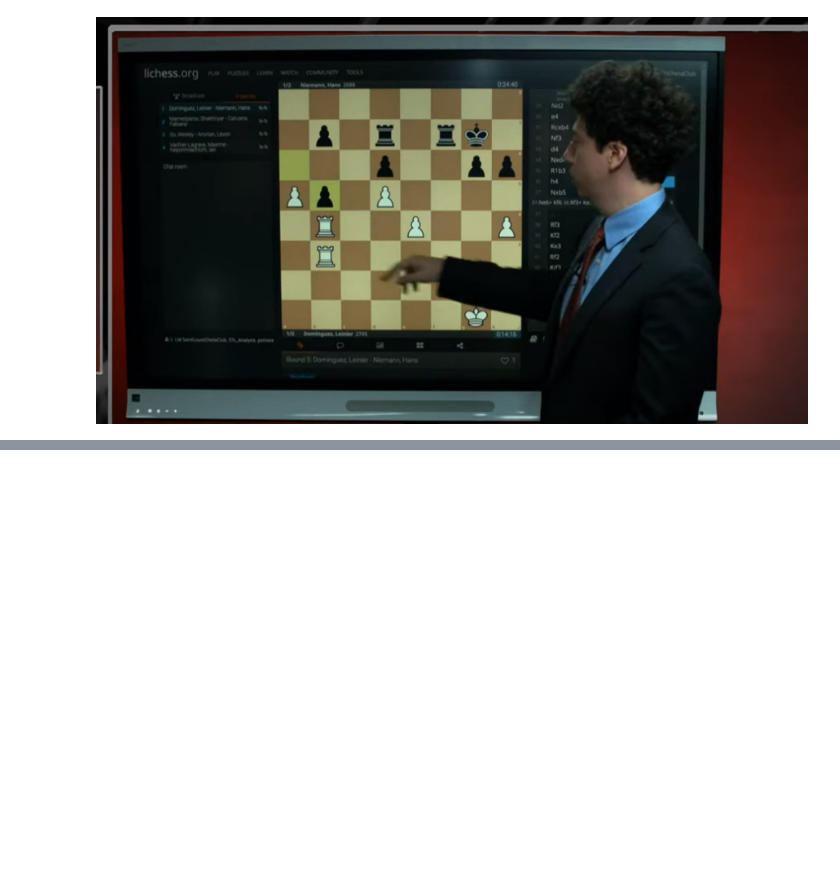
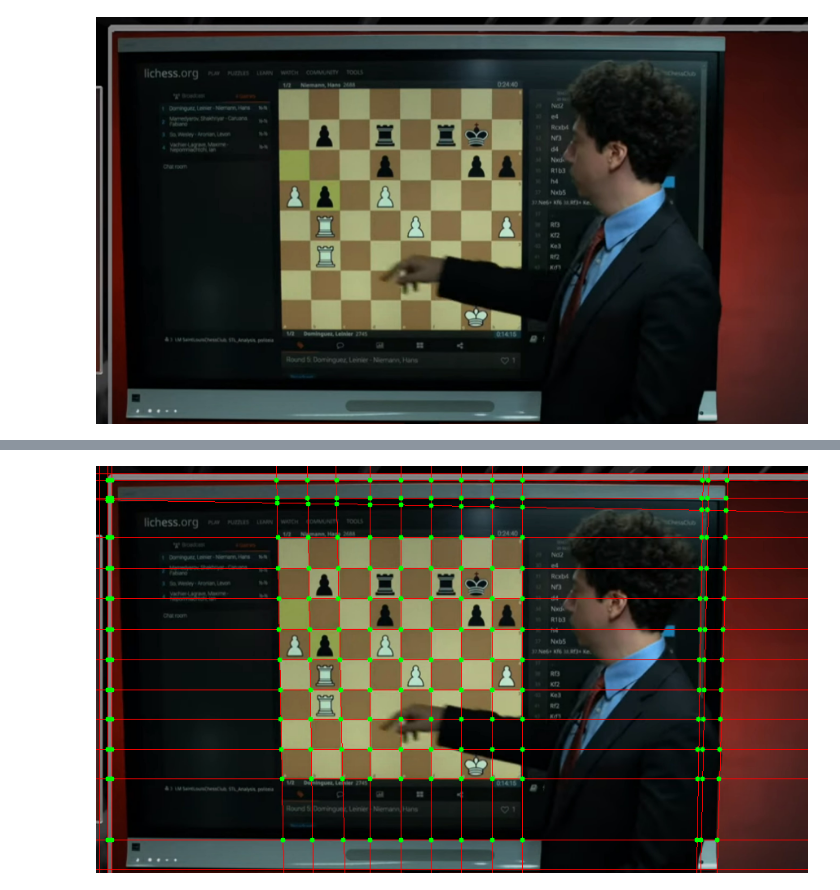
Before and after one commit to brian386/ScanChessOnline, a Jupyter notebook: chessboard_detection.ipynb, the cells around one changed output, grey strips where cells are left out. Saved outputs shown, nothing was run; the diff lists cells and outputs as text; code cells hidden in the pictures; blank space fills up the shorter version.

```diff
--- a/chessboard_detection.ipynb
+++ b/chessboard_detection.ipynb
@@ -211,0 +240,16 @@ cv2_imshow(line_image3)
+# %%
+inter_images = []
+
+for i in range(len(full_lines)):
+  for j in range(i+1, len(full_lines)):
+    point_inter = find_intersection(full_lines[i], full_lines[j])
+    if(point_inter[0] >= 11 and point_inter[0] < H-11 and point_inter[1] >= 11 and point_inter[1] < W-11):
+      cv2.circle(line_image4, (int(point_inter[0]), int(point_inter[1])), 3, (0, 255, 0), -1)
+      roi = img[int(point_inter[1])-10: int(point_inter[1])+11, int(point_inter[0])-10: int(point_inter[0])+11]
+      if(len(roi) == 0):
+        print("empty")
+        print(point_inter[0], point_inter[1])
+      inter_images.append(roi)
+cv2_imshow(line_image4)
+# %% [output]
+[figure, added]
```
Also changed, not shown: parts of 19 cells of this notebook, 1 other file.
